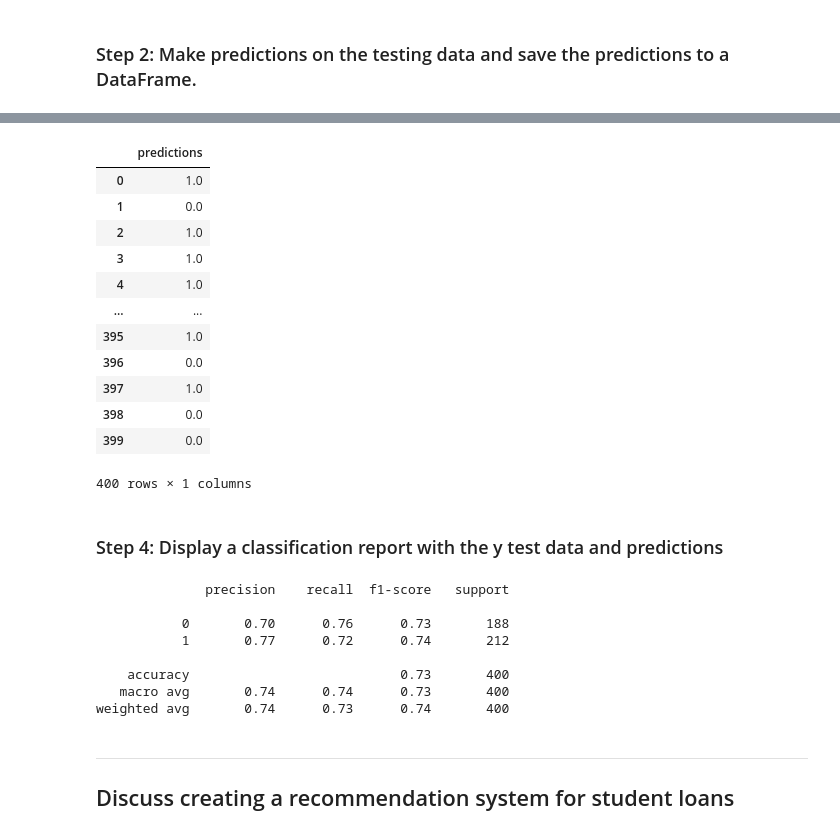
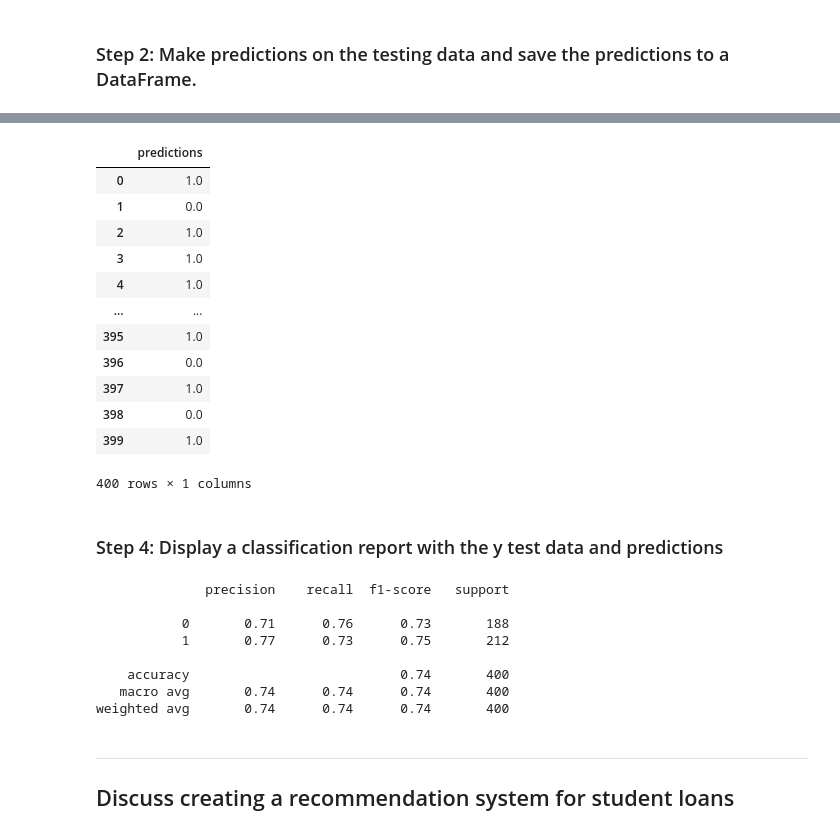
Before and after one commit to Daniel0996/neural-network-challenge-1, a Jupyter notebook: student_loans_with_deep_learning.ipynb, the cells around one changed output, grey strips where cells are left out. Drawn from its saved outputs; the diff is of its cells as text; code cells hidden in the pictures.

```diff
--- a/student_loans_with_deep_learning.ipynb
+++ b/student_loans_with_deep_learning.ipynb
@@ -80,16 +83,19 @@ array([0, 0, 0, 1, 0])
 # %%
 # Split the preprocessed data into a training and testing dataset
 # Assign the function a random_state equal to 1
+X_train, X_test, y_train, y_test = train_test_split(X, y, random_state=1)
 # %% [markdown]
 ### Step 4: Use scikit-learn's `StandardScaler` to scale the features data.
 # %%
 # Create a StandardScaler instance
-
+scaler = StandardScaler()
 
 # Fit the scaler to the features training dataset
+scaler.fit(X_train)
+X_train_scaled = scaler.transform(X_train)
 
-
-# Fit the scaler to the features training dataset
+# Fit the scaler to the features testing dataset
+X_test_scaled = scaler.transform(X_test)
 # %% [markdown]
 ---
 
@@ -190,14 +206,16 @@ Loss: 0.5049149394035339, Accuracy: 0.7350000143051147
 ### Step 1: Reload your saved model.
 # %%
 # Set the model's file path
-
+saved_file_path = Path("student_loans.keras")
 
 # Load the model to a new object
+nn_imported = tf.keras.models.load_model(saved_file_path)
 # %% [markdown]
 ### Step 2: Make predictions on the testing data and save the predictions to a DataFrame.
 # %%
 # Make predictions with the test data
-
+predictions = nn_imported.predict(X_test_scaled, verbose=2)
 
 # Display a sample of the predictions
+predictions[:5]
 # %% [output]
@@ -210,32 +228,36 @@ array([[0.63573396],
 # %%
 # Save the predictions to a DataFrame and round the predictions to binary results
+predictions_df = pd.DataFrame(columns=['predictions'], data=predictions)
+predictions_df['predictions'] = round(predictions_df['predictions'], 0)
+predictions_df
 # %% [output]
 |  | predictions |
 | 0 | 1.0 |
 | 1 | 0.0 |
 | 2 | 1.0 |
 | 3 | 1.0 |
 | 4 | 1.0 |
 | ... | ... |
 | 395 | 1.0 |
 | 396 | 0.0 |
 | 397 | 1.0 |
 | 398 | 0.0 |
-| 399 | 0.0 |
+| 399 | 1.0 |
 400 rows × 1 columns
 # %% [markdown]
 ### Step 4: Display a classification report with the y test data and predictions
 # %%
 # Print the classification report with the y test data and predictions
+print(classification_report(y_test, predictions_df['predictions'].values))
 # %% [output]
               precision    recall  f1-score   support
 
-           0       0.70      0.76      0.73       188
-           1       0.77      0.72      0.74       212
+           0       0.71      0.76      0.73       188
+           1       0.77      0.73      0.75       212
 
-    accuracy                           0.73       400
-   macro avg       0.74      0.74      0.73       400
-weighted avg       0.74      0.73      0.74       400
+    accuracy                           0.74       400
+   macro avg       0.74      0.74      0.74       400
+weighted avg       0.74      0.74      0.74       400
 # %% [markdown]
 ---
 ## Discuss creating a recommendation system for student loans
```
Also changed, not shown: parts of 12 cells of this notebook, 1 other file.
